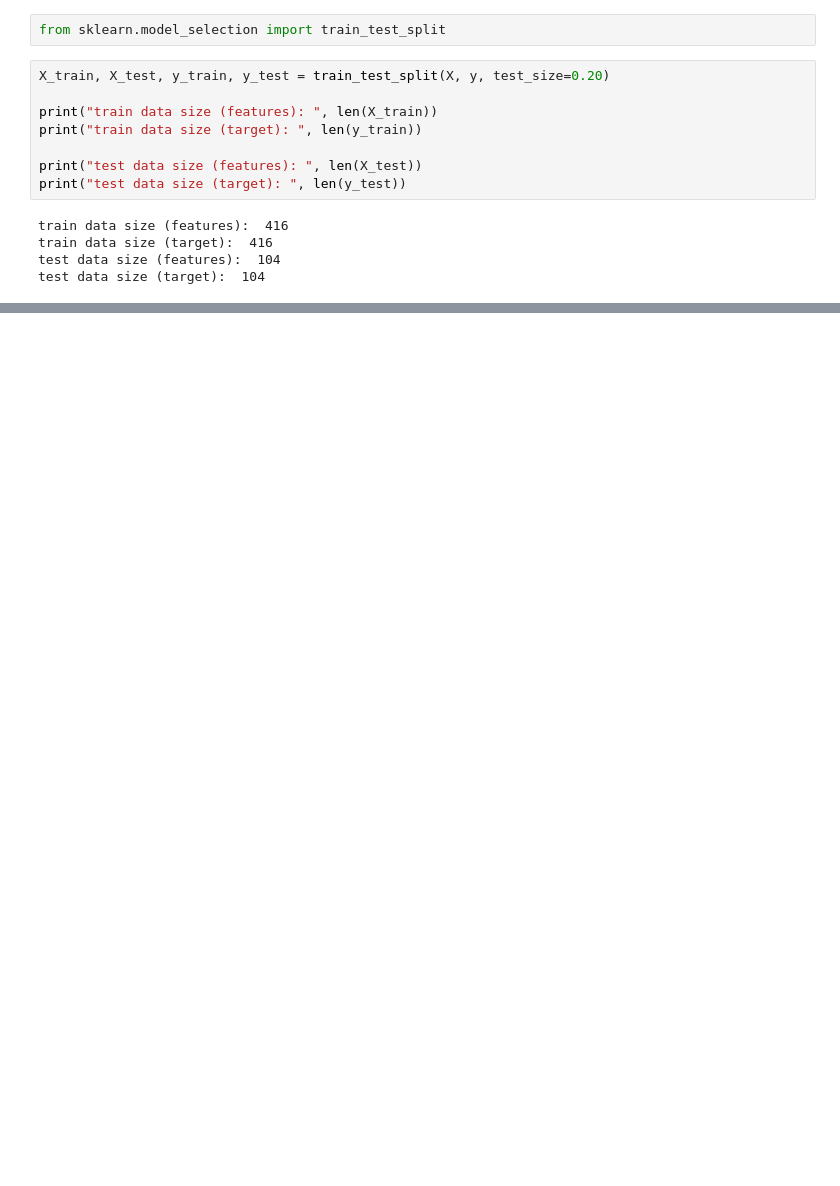
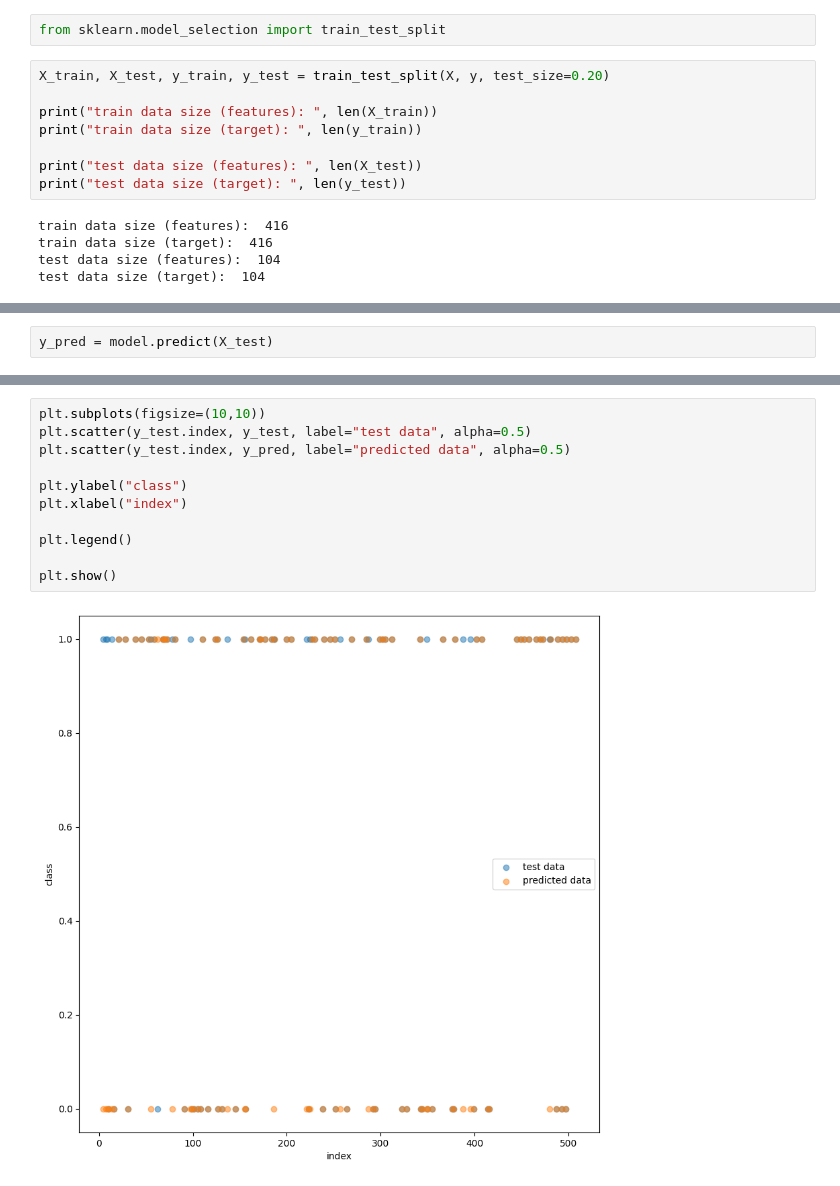
Before and after one commit to humam-hossain/project-ml, a Jupyter notebook: python/knn_classifier.ipynb, the cells around one changed output, grey strips where cells are left out. Drawn from its saved outputs; the diff is of its cells as text; blank space fills up the shorter version.

```diff
--- a/python/knn_classifier.ipynb
+++ b/python/knn_classifier.ipynb
@@ -223,0 +232,2 @@ test data size (target):  104
+# %%
+y_pred = model.predict(X_test)
@@ -223,0 +270,13 @@ test data size (target):  104
+# %%
+plt.subplots(figsize=(10,10))
+plt.scatter(y_test.index, y_test, label="test data", alpha=0.5)
+plt.scatter(y_test.index, y_pred, label="predicted data", alpha=0.5)
+
+plt.ylabel("class")
+plt.xlabel("index")
+
+plt.legend()
+
+plt.show()
+# %% [output]
+[figure, added]
```
Also changed, not shown: parts of 8 cells of this notebook.
